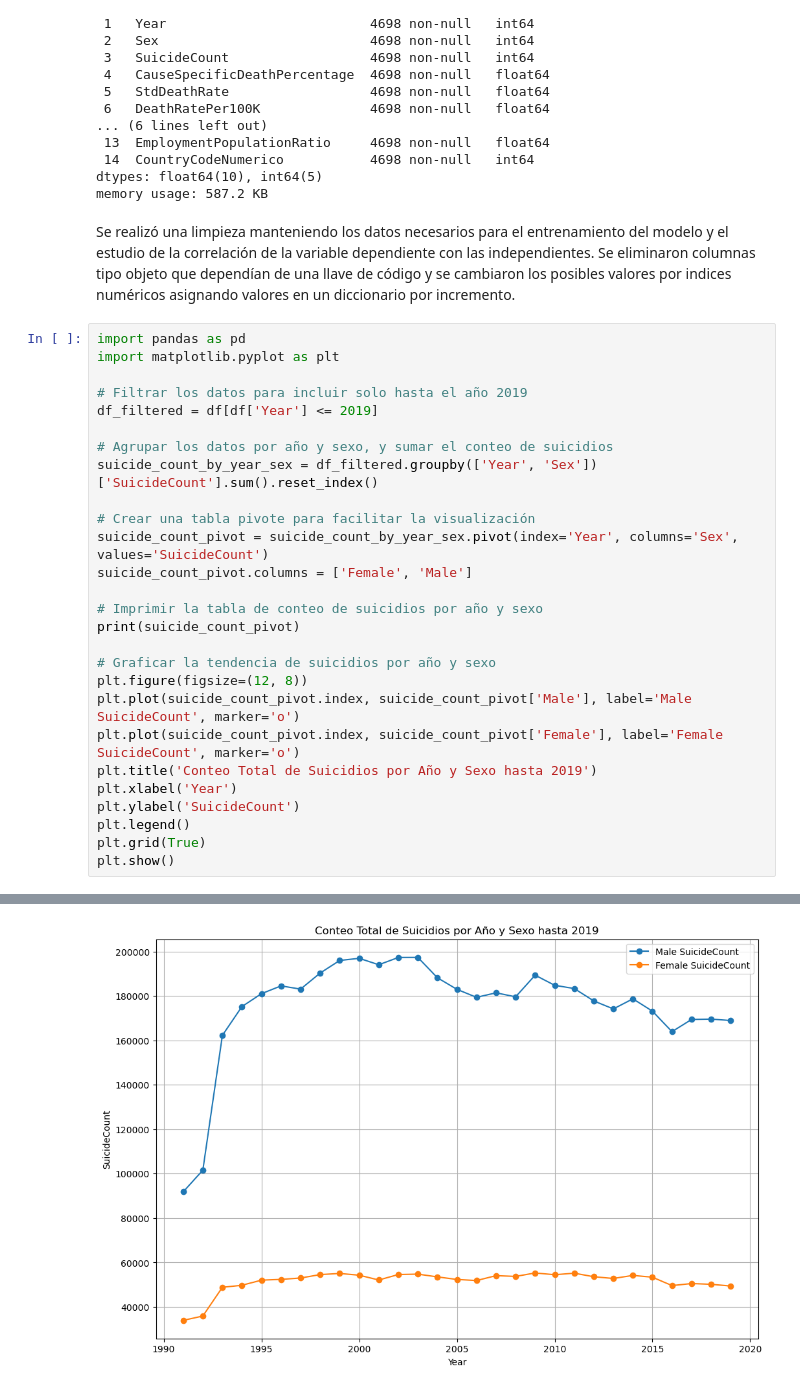
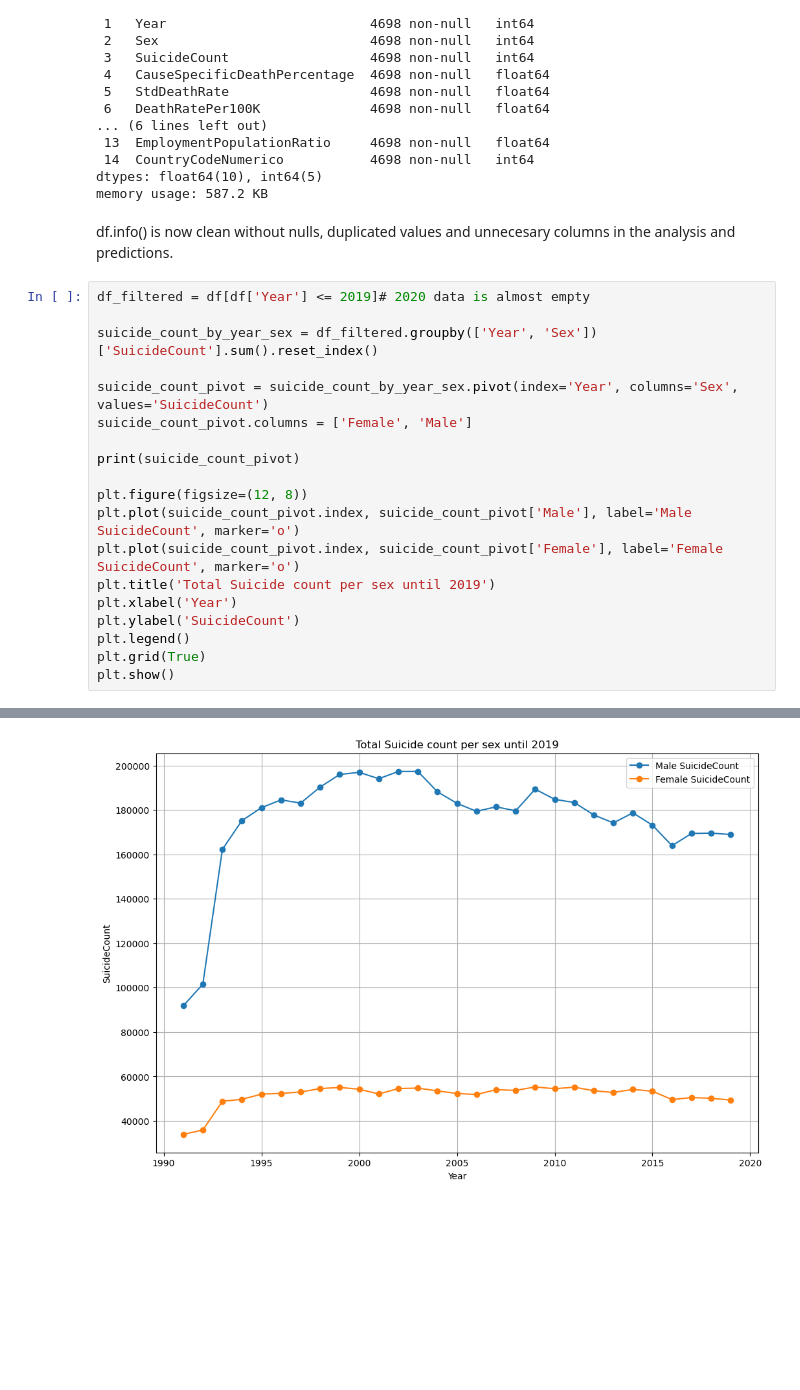
Before and after one commit to alejxx09/ML-SocioeconomicImpactOnSuicideRates, a Jupyter notebook: Análisis_Factores_socioeconomicos.ipynb, the cells around one changed output, grey strips where cells are left out. Cells and saved outputs as stored; diff of their text form; blank space fills up the shorter version.

```diff
--- a/Análisis_Factores_socioeconomicos.ipynb
+++ b/Análisis_Factores_socioeconomicos.ipynb
@@ -492,51 +473,43 @@ Data columns (total 15 columns):
 dtypes: float64(10), int64(5)
 memory usage: 587.2 KB
 # %% [markdown]
-Se realizó una limpieza manteniendo los datos necesarios para el entrenamiento del modelo y el estudio de la correlación de la variable dependiente con las independientes. Se eliminaron columnas tipo objeto que dependían de una llave de código y se cambiaron los posibles valores por indices numéricos asignando valores en un diccionario por incremento.
+df.info() is now clean without nulls, duplicated values and unnecesary columns in the analysis and predictions.
 # %%
-import pandas as pd
-import matplotlib.pyplot as plt
+df_filtered = df[df['Year'] <= 2019]# 2020 data is almost empty
 
-# Filtrar los datos para incluir solo hasta el año 2019
-df_filtered = df[df['Year'] <= 2019]
-
-# Agrupar los datos por año y sexo, y sumar el conteo de suicidios
 suicide_count_by_year_sex = df_filtered.groupby(['Year', 'Sex'])['SuicideCount'].sum().reset_index()
 
-# Crear una tabla pivote para facilitar la visualización
 suicide_count_pivot = suicide_count_by_year_sex.pivot(index='Year', columns='Sex', values='SuicideCount')
 suicide_count_pivot.columns = ['Female', 'Male']
 
-# Imprimir la tabla de conteo de suicidios por año y sexo
 print(suicide_count_pivot)
 
-# Graficar la tendencia de suicidios por año y sexo
 plt.figure(figsize=(12, 8))
 plt.plot(suicide_count_pivot.index, suicide_count_pivot['Male'], label='Male SuicideCount', marker='o')
 plt.plot(suicide_count_pivot.index, suicide_count_pivot['Female'], label='Female SuicideCount', marker='o')
-plt.title('Conteo Total de Suicidios por Año y Sexo hasta 2019')
+plt.title('Total Suicide count per sex until 2019')
 plt.xlabel('Year')
 plt.ylabel('SuicideCount')
 plt.legend()
 plt.grid(True)
 plt.show()
 # %% [output]
       Female    Male
 Year
 1991   33933   91850
 1992   35873  101560
 1993   48813  162275
 1994   49735  175237
 1995   52036  181051
 1996   52378  184563
 1997   53001  183107
 1998   54535  190323
 1999   55043  196008
 2000   54261  196972
 ... (15 lines left out)
 2016   49592  163951
 2017   50505  169436
 2018   50162  169606
 2019   49395  168958
-[figure, old version]
+[figure, new version]
 # %% [markdown]
```
Also changed, not shown: parts of 27 cells of this notebook.
